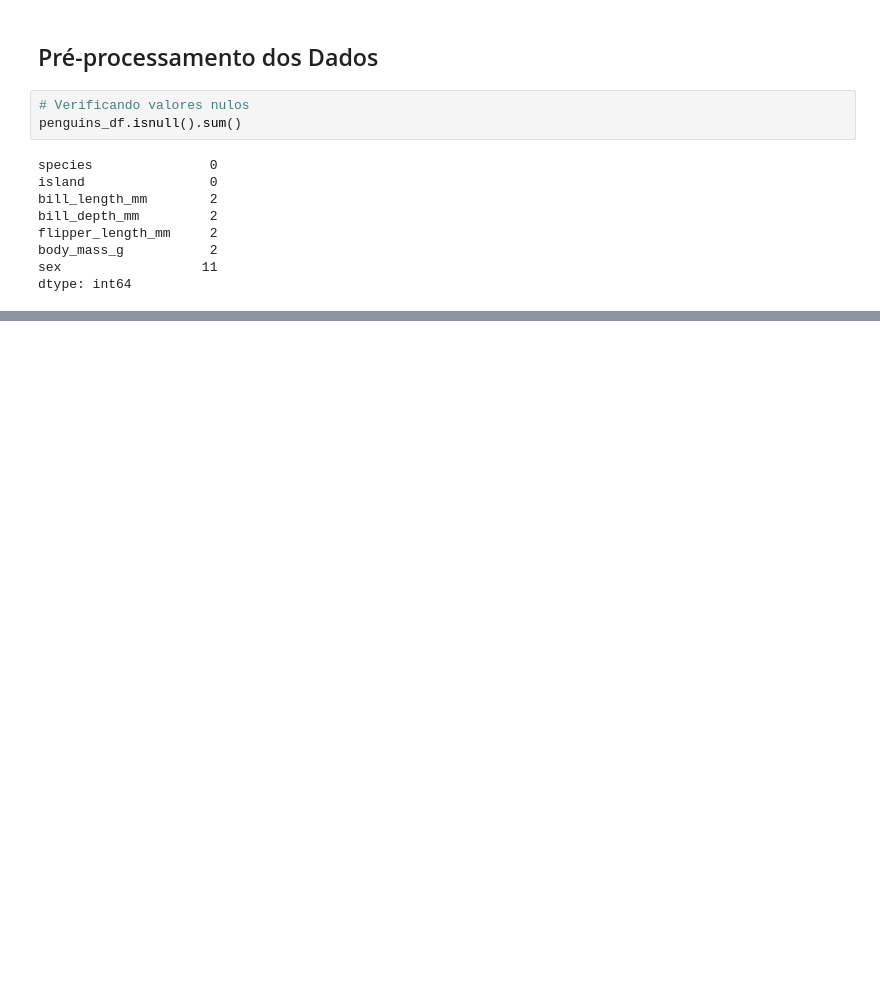
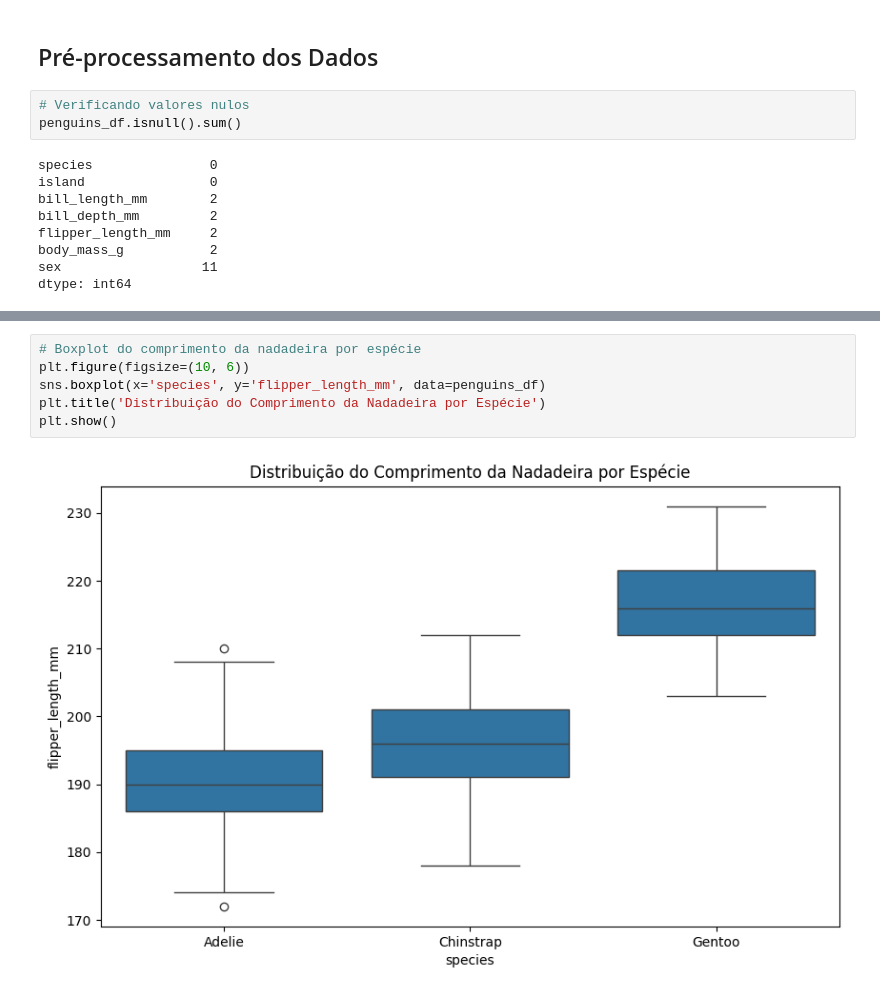
Before and after one commit to kauan345developer/machine-learning, a Jupyter notebook: penguins_dataset_analysis.ipynb, the cells around one changed output, grey strips where cells are left out. Saved outputs shown, nothing was run; the diff lists cells and outputs as text; blank space fills up the shorter version.

```diff
--- a/penguins_dataset_analysis.ipynb
+++ b/penguins_dataset_analysis.ipynb
@@ -64,0 +85,8 @@ penguins_df.describe()
+# %%
+# Boxplot do comprimento da nadadeira por espécie
+plt.figure(figsize=(10, 6))
+sns.boxplot(x='species', y='flipper_length_mm', data=penguins_df)
+plt.title('Distribuição do Comprimento da Nadadeira por Espécie')
+plt.show()
+# %% [output]
+[figure, added]
```
Also changed, not shown: parts of 14 cells of this notebook.
